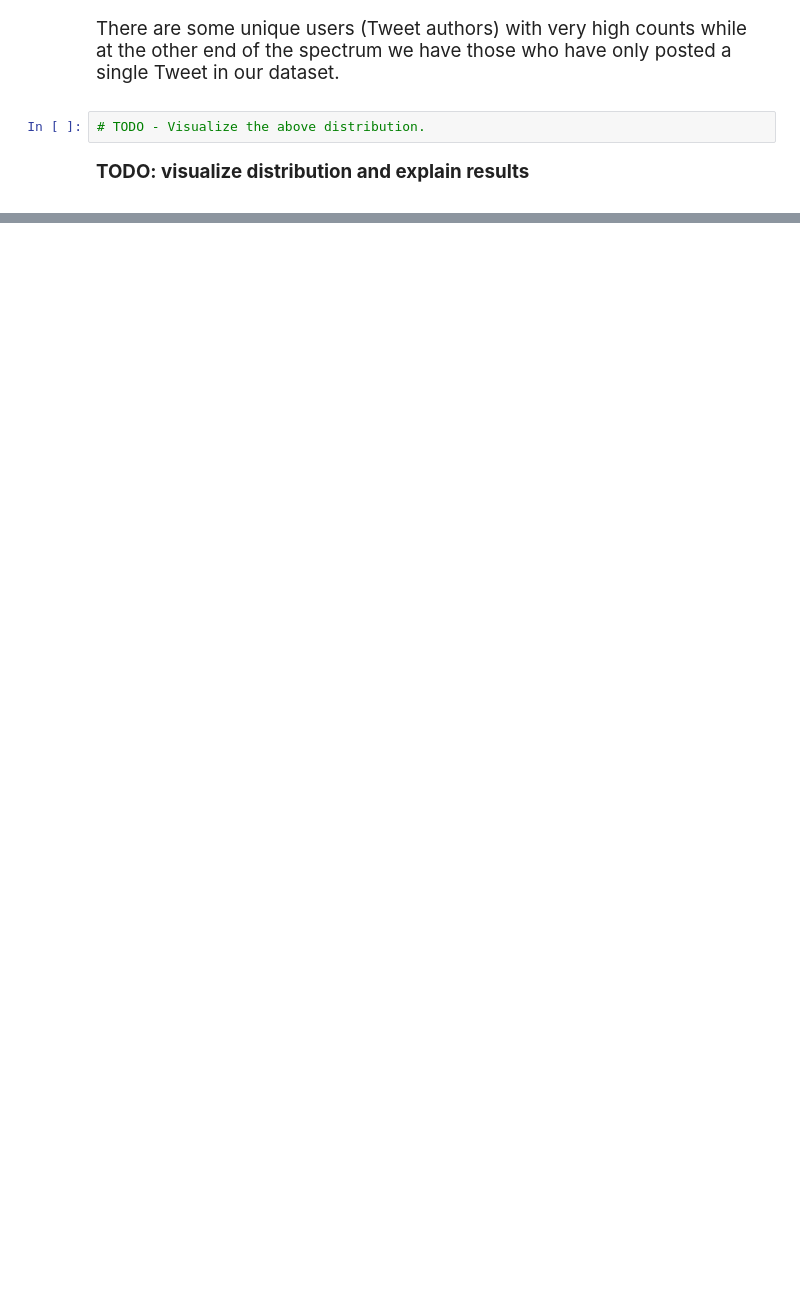
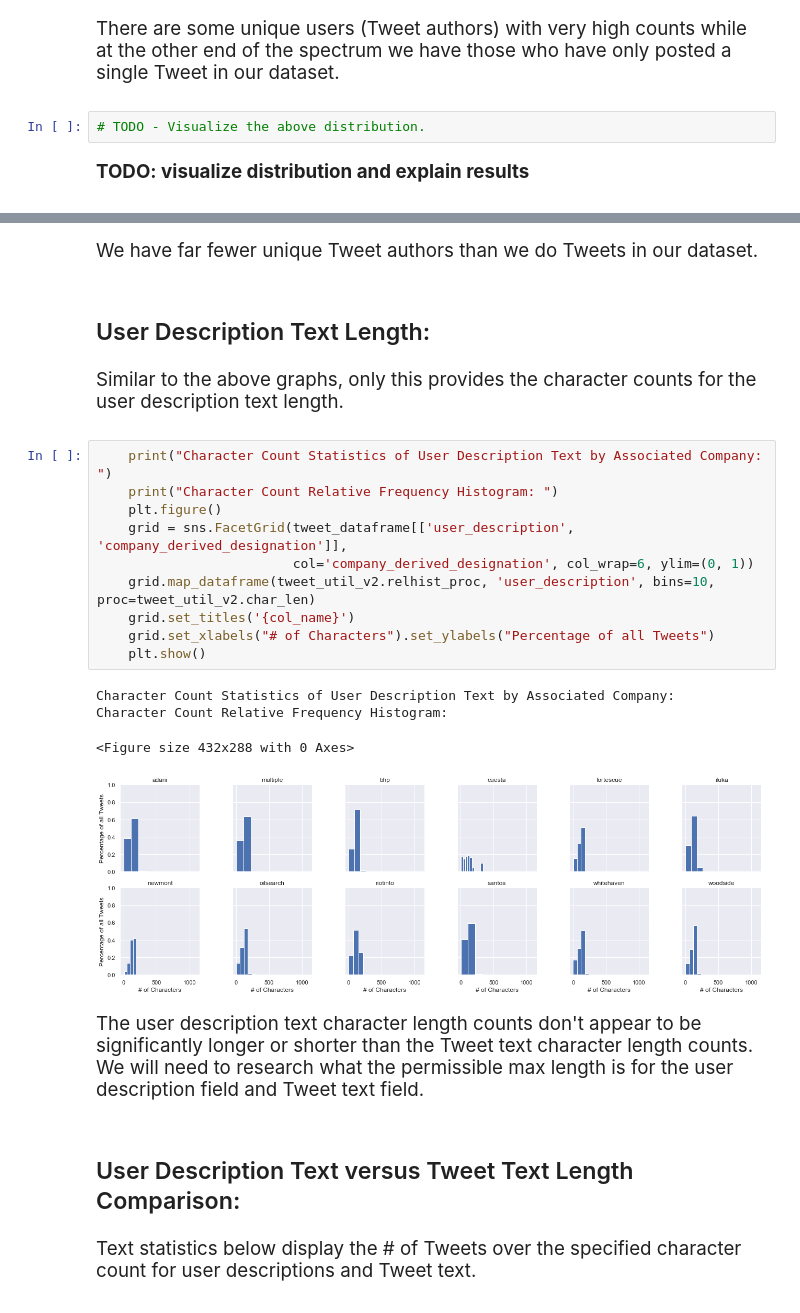
Before and after one commit to J-Jinn/Summer-Research-2019, a Jupyter notebook: jupyter-notebooks/slo-twitter-data-analysis/slo-twitter-data-analysis-user-statistics.ipynb, the cells around one changed output, grey strips where cells are left out. Saved outputs shown, nothing was run; the diff lists cells and outputs as text; blank space fills up the shorter version.

```diff
--- a/jupyter-notebooks/slo-twitter-data-analysis/slo-twitter-data-analysis-user-statistics.ipynb
+++ b/jupyter-notebooks/slo-twitter-data-analysis/slo-twitter-data-analysis-user-statistics.ipynb
@@ -156,0 +168,43 @@ There are some unique users (Tweet authors) with very high counts while at the o
+# %% [markdown]
+<span style="font-family:Papyrus; font-size:1.25em;">
+
+We have far fewer unique Tweet authors than we do Tweets in our dataset.<br>
+
+</span>
+# %% [markdown]
+## User Description Text Length:
+# %% [markdown]
+<span style="font-family:Papyrus; font-size:1.25em;">
+
+Similar to the above graphs, only this provides the character counts for the user description text length.<br>
+
+</span>
+# %%
+    print("Character Count Statistics of User Description Text by Associated Company: ")
+    print("Character Count Relative Frequency Histogram: ")
+    plt.figure()
+    grid = sns.FacetGrid(tweet_dataframe[['user_description', 'company_derived_designation']],
+                         col='company_derived_designation', col_wrap=6, ylim=(0, 1))
+    grid.map_dataframe(tweet_util_v2.relhist_proc, 'user_description', bins=10, proc=tweet_util_v2.char_len)
+    grid.set_titles('{col_name}')
+    grid.set_xlabels("# of Characters").set_ylabels("Percentage of all Tweets")
+    plt.show()
+# %% [output]
+Character Count Statistics of User Description Text by Associated Company:
+Character Count Relative Frequency Histogram:
+<Figure size 432x288 with 0 Axes>
+[figure, added]
+# %% [markdown]
+<span style="font-family:Papyrus; font-size:1.25em;">
+
+The user description text character length counts don't appear to be significantly longer or shorter than the Tweet text character length counts.  We will need to research what the permissible max length is for the user description field and Tweet text field.<br>
+
+</span>
+# %% [markdown]
+## User Description Text versus Tweet Text Length Comparison:
+# %% [markdown]
+<span style="font-family:Papyrus; font-size:1.25em;">
+
+Text statistics below display the # of Tweets over the specified character count for user descriptions and Tweet text.<br>
+
+</span>
```
Also changed, not shown: parts of 9 cells of this notebook, 14 other files.
